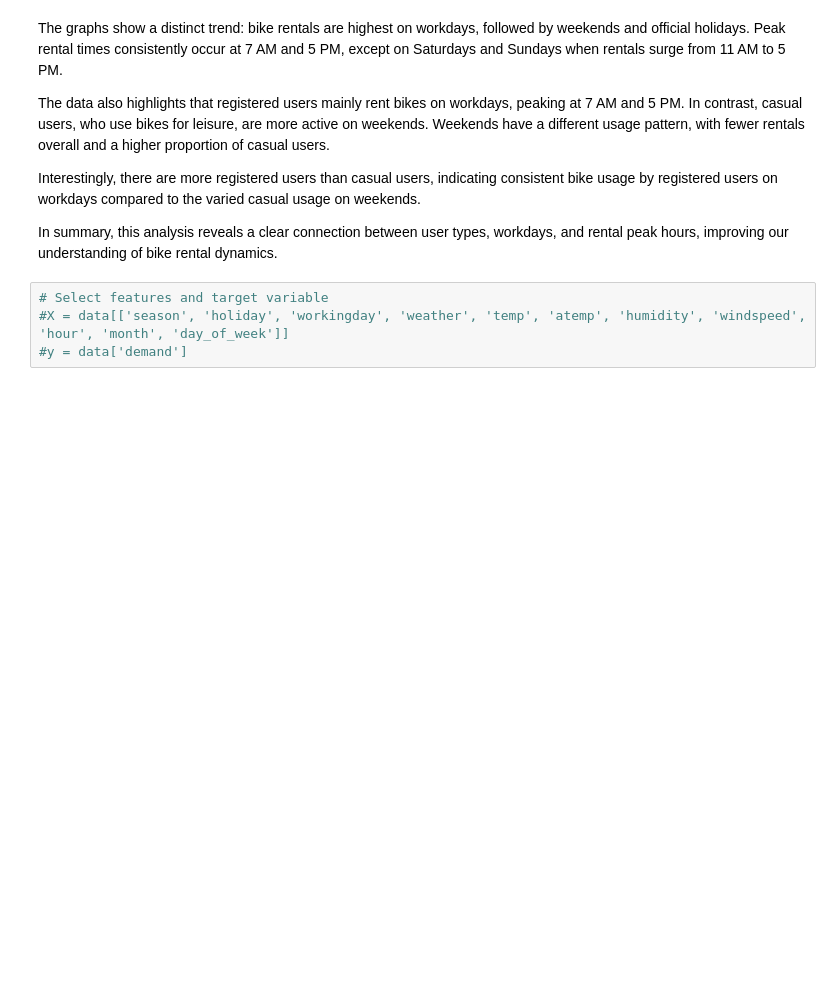
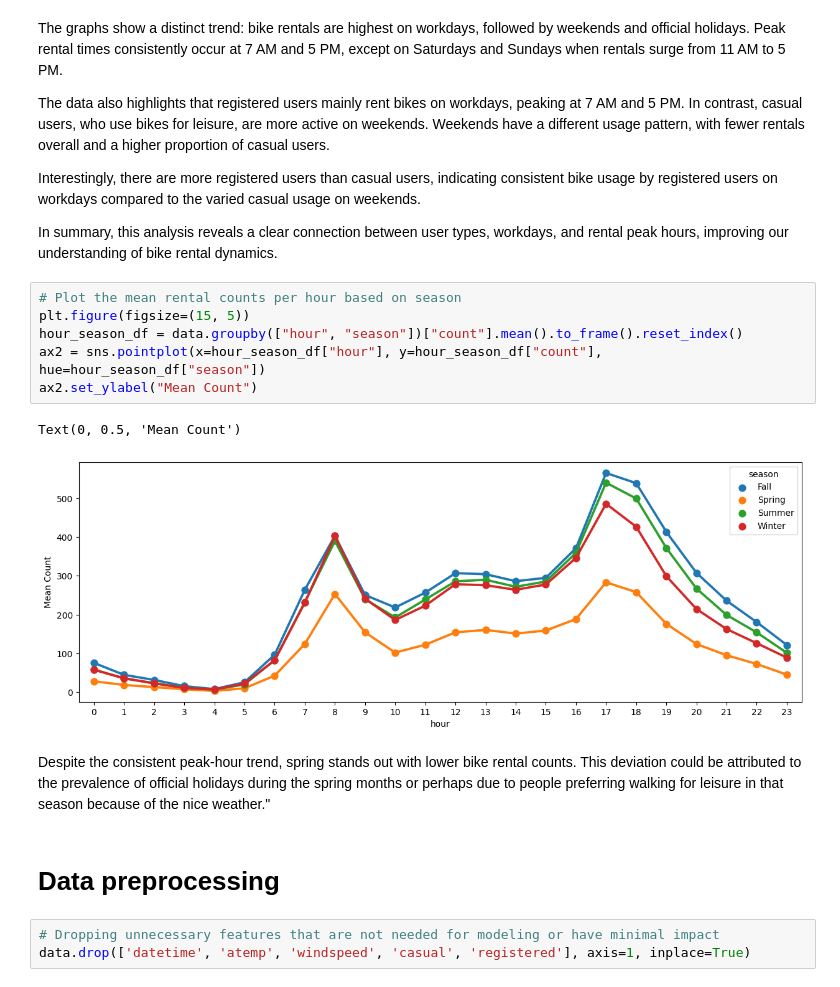
Before and after one commit to beriaacan/Predict-Bike-Demand, a Jupyter notebook: Predict_Bike_Demand.ipynb, the cells around one changed output. Cells and saved outputs as stored; diff of their text form; blank space fills up the shorter version.

```diff
--- a/Predict_Bike_Demand.ipynb
+++ b/Predict_Bike_Demand.ipynb
@@ -478,7 +479,19 @@ The data also highlights that registered users mainly rent bikes on workdays, pe
 Interestingly, there are more registered users than casual users, indicating consistent bike usage by registered users on workdays compared to the varied casual usage on weekends.
 
 In summary, this analysis reveals a clear connection between user types, workdays, and rental peak hours, improving our understanding of bike rental dynamics.
-# %%
-# Select features and target variable
-#X = data[['season', 'holiday', 'workingday', 'weather', 'temp', 'atemp', 'humidity', 'windspeed', 'hour', 'month', 'day_of_week']]
-#y = data['demand']
+# %%
+# Plot the mean rental counts per hour based on season
+plt.figure(figsize=(15, 5))
+hour_season_df = data.groupby(["hour", "season"])["count"].mean().to_frame().reset_index()
+ax2 = sns.pointplot(x=hour_season_df["hour"], y=hour_season_df["count"], hue=hour_season_df["season"])
+ax2.set_ylabel("Mean Count")
+# %% [output]
+Text(0, 0.5, 'Mean Count')
+[figure, added]
+# %% [markdown]
+Despite the consistent peak-hour trend, spring stands out with lower bike rental counts. This deviation could be attributed to the prevalence of official holidays during the spring months or perhaps due to people preferring walking for leisure in that season because of the nice weather."
+# %% [markdown]
+<h1> Data preprocessing </h1>
+# %%
+# Dropping unnecessary features that are not needed for modeling or have minimal impact
+data.drop(['datetime', 'atemp', 'windspeed', 'casual', 'registered'], axis=1, inplace=True)
```
Also changed, not shown: parts of 24 cells of this notebook.
